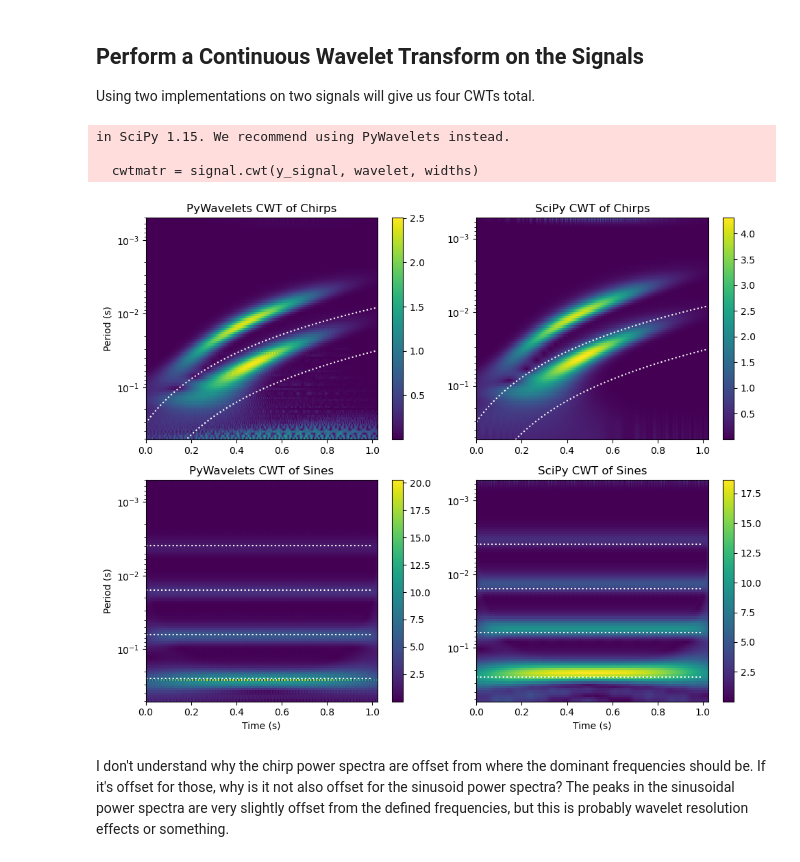
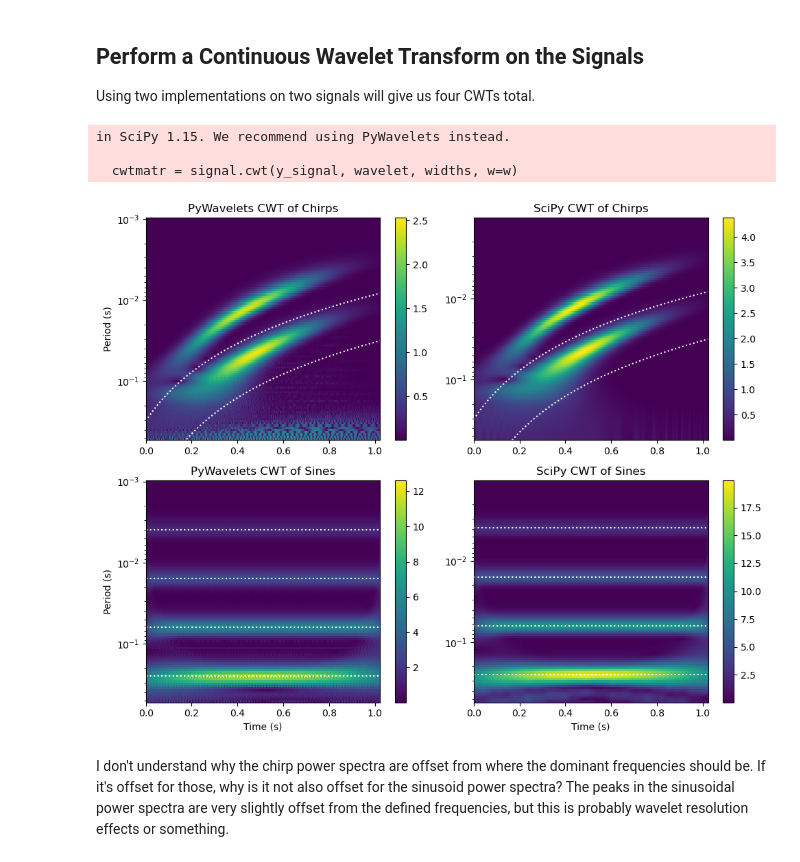
Before and after one commit to zclaytor/wavelet_fun, a Jupyter notebook: wavelets.ipynb, the cells around one changed output. Saved outputs shown, nothing was run; the diff lists cells and outputs as text; code cells hidden in the pictures.

Commit message:
fix pcolormesh edges and document frequency2scale bug

```diff
--- a/wavelets.ipynb
+++ b/wavelets.ipynb
@@ -67,7 +67,7 @@ def sines(time, periods):
 
 
 # generate chirp signal
-time = np.linspace(0, 1.023, 2048)
+time, dt = np.linspace(0, 1.0235, 2048, retstep=True)
 chirp_signal, frequency1, frequency2 = chirps(time)
 
 # plot signal
@@ -108,32 +108,46 @@ Using two implementations on two signals will give us four CWTs total.
 def cwt_pywt(time, y_signal, widths, wavelet="cmor1.5-1.0"):
     sampling_period = np.diff(time).mean()
     cwtmatr, freqs = pywt.cwt(y_signal, widths, wavelet, sampling_period=sampling_period)
-    # take absolute value of complex result
-    cwtmatr = np.abs(cwtmatr[:-1, :-1])
+    cwtmatr = np.abs(cwtmatr)
+
+    # shift freqs to define the edges of the cells
+    log_freqs = np.log10(freqs)
+    delta_freq = np.diff(log_freqs).mean()
+    log_freqs = np.append(log_freqs[0]-delta_freq/2, log_freqs+delta_freq/2)
+    freqs = 10**log_freqs
     return cwtmatr, 1/freqs
 
 
 def cwt_scipy(time, y_signal, widths, w=6, wavelet=signal.morlet2):
     sampling_period = np.diff(time).mean()
+    cwtmatr = signal.cwt(y_signal, wavelet, widths, w=w)
+    cwtmatr = np.abs(cwtmatr)#**2 / widths[:, np.newaxis]
+
     freqs = w / (2*np.pi*sampling_period*widths)
-    cwtmatr = signal.cwt(y_signal, wavelet, widths, w=w)
-    cwtmatr = np.abs(cwtmatr[:-1, :-1])#**2 / widths[:, np.newaxis]
+    # shift freqs to define the edges of the cells
+    log_freqs = np.log10(freqs)
+    delta_freq = np.diff(log_freqs).mean()
+    log_freqs = np.append(log_freqs[0]-delta_freq/2, log_freqs+delta_freq/2)
+    freqs = 10**log_freqs
     return cwtmatr, 1/freqs
 
 
 # logarithmic scale for scales, as suggested by Torrence & Compo:
-widths = np.geomspace(1, 1024, num=100)
+widths = np.geomspace(2, 1024, num=100)
 
 chirp_power_pywt, chirp_period_pywt = cwt_pywt(time, chirp_signal, widths)
 chirp_power_scipy, chirp_period_scipy = cwt_scipy(time, chirp_signal, widths)
 sines_power_pywt, sines_period_pywt = cwt_pywt(time, sine_signal, widths)
 sines_power_scipy, sines_period_scipy = cwt_scipy(time, sine_signal, widths)
 
+# shift time to define edges of the cells
+time1 = np.append(time[0]-dt/2, time+dt/2)
+
 # plot result using matplotlib's pcolormesh (image with annoted axes)
 fig, ((ax1, ax2), (ax3, ax4)) = plt.subplots(2, 2, figsize=(10, 8))
 kw = dict(shading="flat")
 
-pcm1 = ax1.pcolormesh(time, chirp_period_pywt, chirp_power_pywt, **kw)
+pcm1 = ax1.pcolormesh(time1, chirp_period_pywt, chirp_power_pywt, **kw)
 ylim1 = ax1.get_ylim()
 ax1.plot(time, 1/frequency1, "w:")
 ax1.plot(time, 1/frequency2, "w:")
@@ -144,43 +158,43 @@ ax1.set_title("PyWavelets CWT of Chirps")
 ax1.set_ylim(ylim1[::-1])
 fig.colorbar(pcm1, ax=ax1)
 
-pcm2 = ax2.pcolormesh(time, chirp_period_scipy, chirp_power_scipy, **kw)
+pcm2 = ax2.pcolormesh(time1, chirp_period_scipy, chirp_power_scipy, **kw)
 ylim2 = ax2.get_ylim()
 ax2.plot(time, 1/frequency1, "w:")
 ax2.plot(time, 1/frequency2, "w:")
 ax2.set_yscale("log")
 #ax2.set_xlabel("Time (s)")
 #ax2.set_ylabel("Period (s)")
 ax2.set_title("SciPy CWT of Chirps")
 ax2.set_ylim(ylim2[::-1])
 fig.colorbar(pcm2, ax=ax2)
 
-pcm3 = ax3.pcolormesh(time, sines_period_pywt, sines_power_pywt, **kw)
+pcm3 = ax3.pcolormesh(time1, sines_period_pywt, sines_power_pywt, **kw)
 ylim3 = ax3.get_ylim()
-ax3.hlines(periods, xmin=0, xmax=1, color="w", linestyle=":")
+ax3.hlines(periods, xmin=time[0], xmax=time[-1], color="w", linestyle=":")
 ax3.set_yscale("log")
 ax3.set_xlabel("Time (s)")
 ax3.set_ylabel("Period (s)")
 ax3.set_title("PyWavelets CWT of Sines")
 ax3.set_ylim(ylim3[::-1])
 fig.colorbar(pcm3, ax=ax3)
 
-pcm4 = ax4.pcolormesh(time, sines_period_scipy, sines_power_scipy, **kw)
+pcm4 = ax4.pcolormesh(time1, sines_period_scipy, sines_power_scipy, **kw)
 ylim4 = ax4.get_ylim()
-ax4.hlines(periods, xmin=0, xmax=1, color="w", linestyle=":")
+ax4.hlines(periods, xmin=time[0], xmax=time[-1], color="w", linestyle=":")
 ax4.set_yscale("log")
 ax4.set_xlabel("Time (s)")
 #ax4.set_ylabel("Period (s)")
 ax4.set_title("SciPy CWT of Sines")
 ax4.invert_yaxis()
 ax4.set_ylim(ylim4[::-1])
 fig.colorbar(pcm4, ax=ax4)
 
 fig.tight_layout()
 # %% [output]
 in SciPy 1.15. We recommend using PyWavelets instead.
 
-  cwtmatr = signal.cwt(y_signal, wavelet, widths)
+  cwtmatr = signal.cwt(y_signal, wavelet, widths, w=w)
-[figure, old version]
+[figure, new version]
 # %% [markdown]
 I don't understand why the chirp power spectra are offset from where the dominant frequencies should be. If it's offset for those, why is it not also offset for the sinusoid power spectra? The peaks in the sinusoidal power spectra are very slightly offset from the defined frequencies, but this is probably wavelet resolution effects or something.
```
Also changed, not shown: parts of 2 cells of this notebook.
